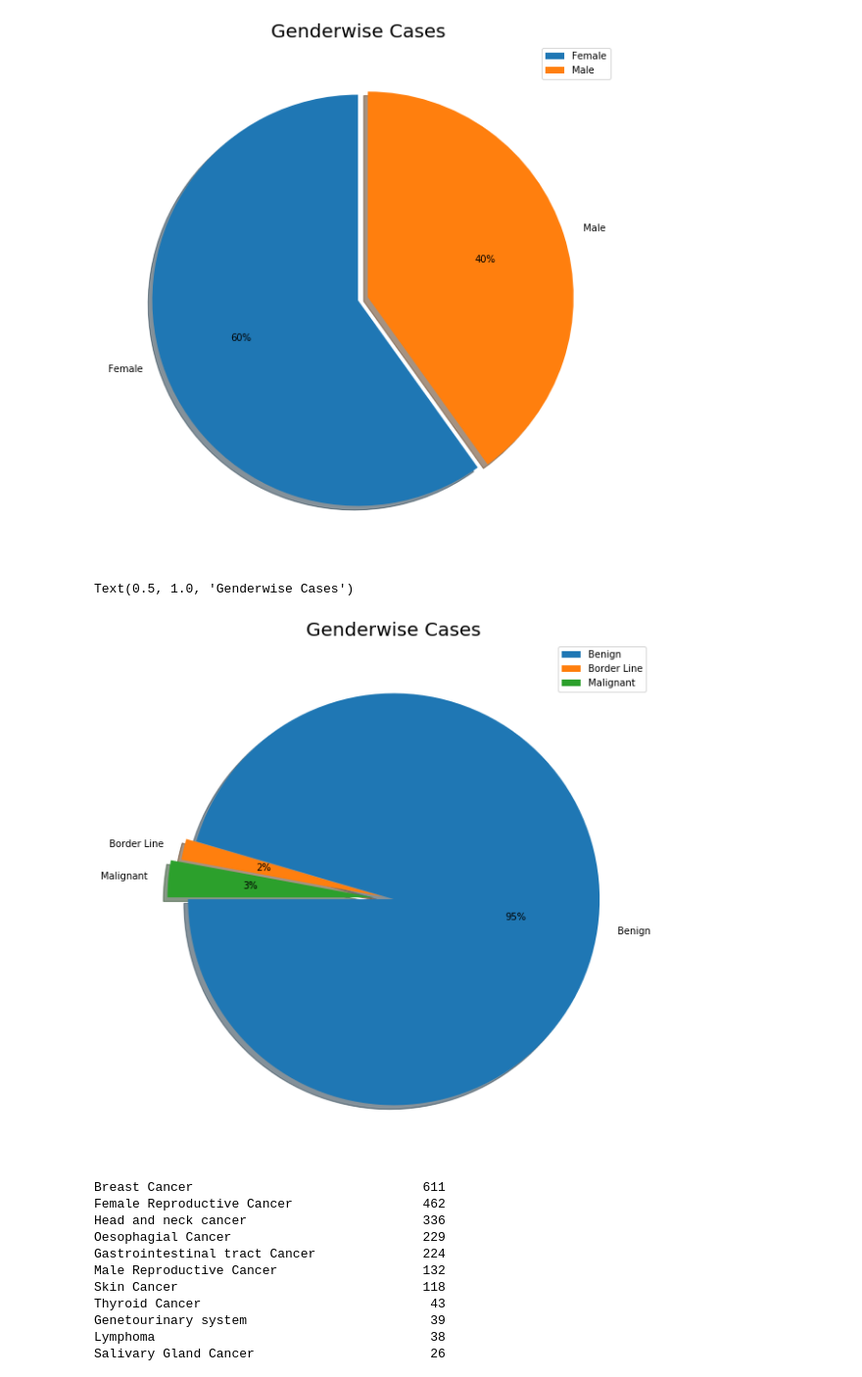
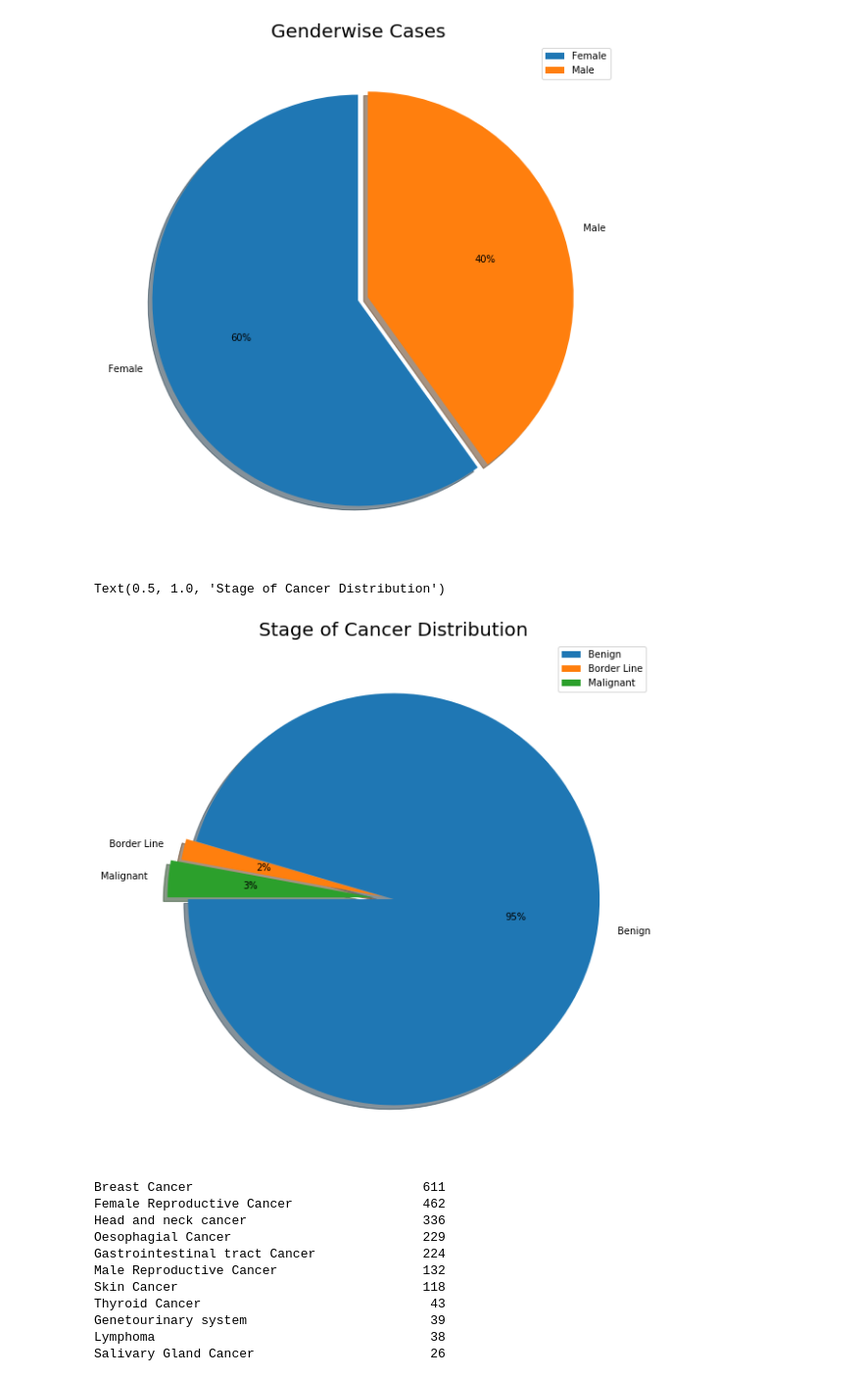
Before and after one commit to ssnk4343/Hospital_Cancer_Analysis, a Jupyter notebook: Cancer_Analysis.ipynb, the cells around one changed output. Shown: that part at 98% size. Cells and saved outputs as stored; diff of their text form; code cells hidden in the pictures.

```diff
--- a/Cancer_Analysis.ipynb
+++ b/Cancer_Analysis.ipynb
@@ -100,15 +100,15 @@ Text(0.5, 1.0, 'Genderwise Cases')
 # %%
 plt.figure(figsize=(10,10))
 benign = df['Benign'].count()
 borderline =df['Borderline'].count()
 malignant = df['Malignant'].count()
 plt.pie([benign,borderline,malignant],labels=['Benign','Border Line','Malignant'],shadow=True,explode=[0,0.05,0.1],autopct='%1.f%%',startangle=900)
 plt.legend(loc='upper right')
 df['Sex'].value_counts()
-plt.title("Genderwise Cases", Fontsize=20)
+plt.title("Stage of Cancer Distribution", Fontsize=20)
 # %% [output]
-Text(0.5, 1.0, 'Genderwise Cases')
+Text(0.5, 1.0, 'Stage of Cancer Distribution')
-[figure, old version]
+[figure, new version]
 # %%
 a=df['Type of Cancer'].value_counts().sort_values().nlargest(20)
 print(a)
```
Also changed, not shown: parts of 1 cell of this notebook.
